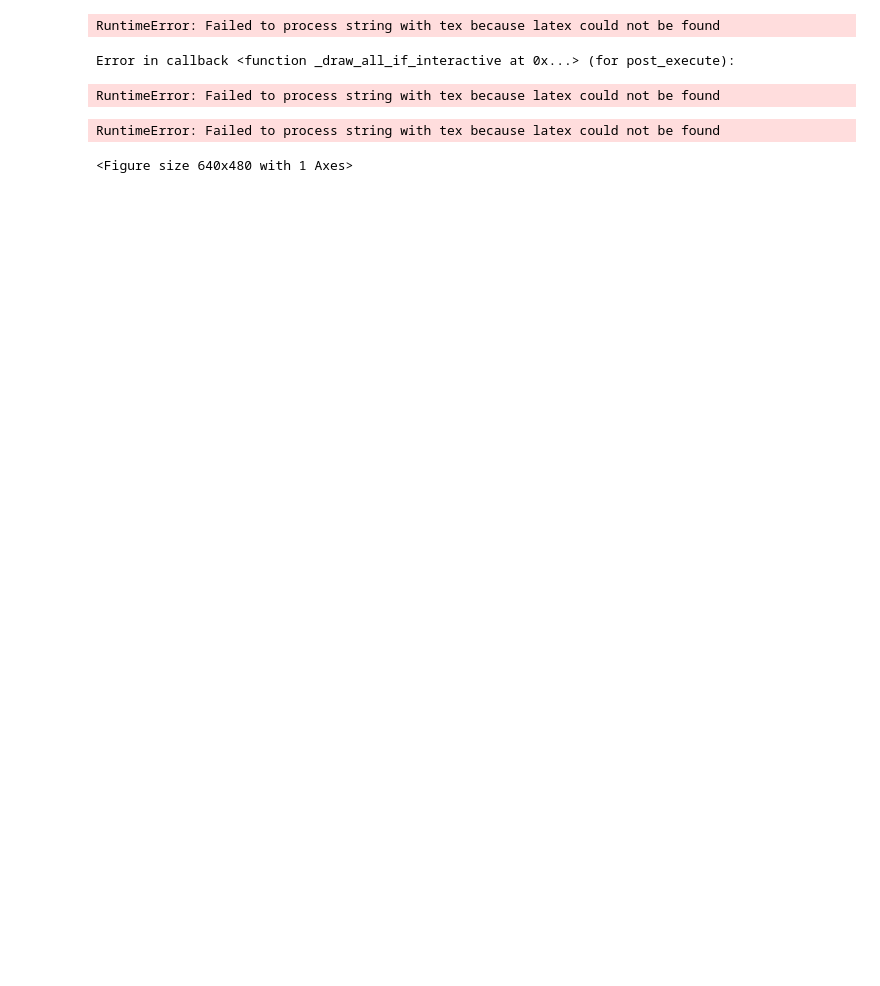
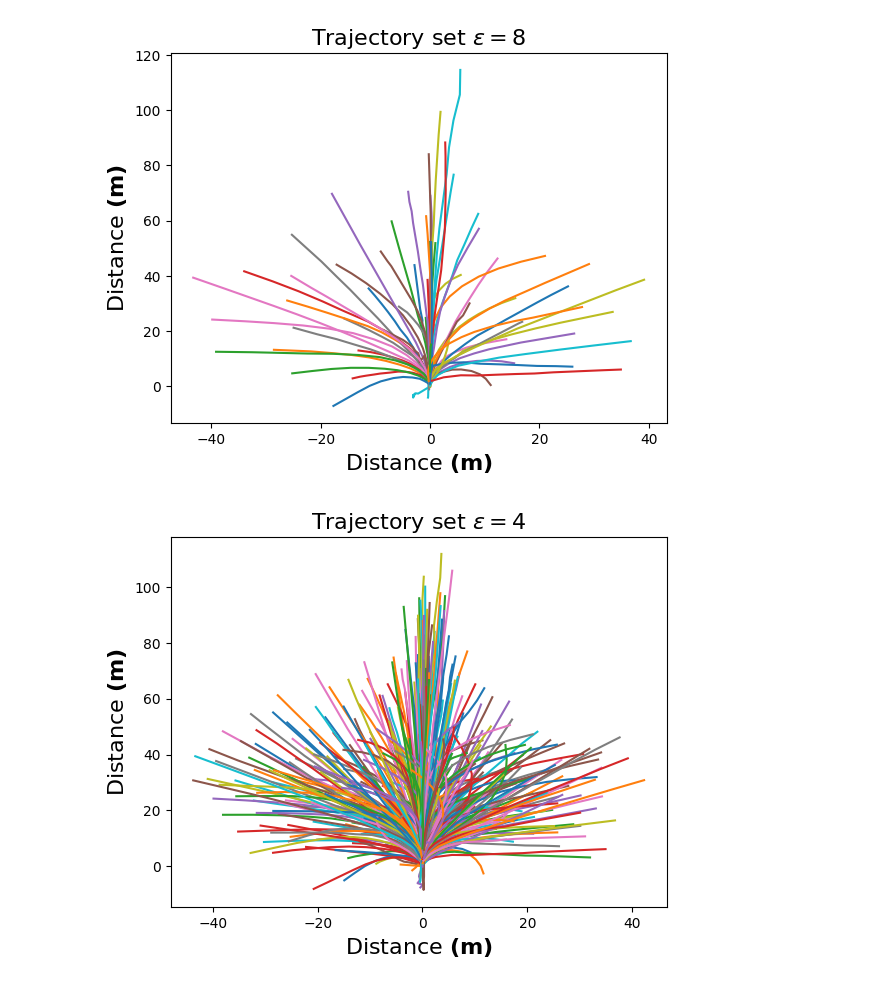
Before and after one commit to dolander1/nuscenes_dolander1, a Jupyter notebook: python-sdk/tutorials/compareLattice.ipynb, the cells around one changed output. Cells and saved outputs as stored; diff of their text form; code cells hidden in the pictures; blank space fills up the shorter version.

```diff
--- a/python-sdk/tutorials/compareLattice.ipynb
+++ b/python-sdk/tutorials/compareLattice.ipynb
@@ -1,40 +1,37 @@
 # %%
 import pickle
 import numpy as np
 import matplotlib.pyplot as plt
 %matplotlib inline
 
 ## Load lattice
 with open('data/sets/nuscenes-prediction-challenge-trajectory-sets/epsilon_8.pkl', 'rb') as f:
     trajectories8 = pickle.load(f)
 lattice8 = np.array(trajectories8)
 
 with open('data/sets/nuscenes-prediction-challenge-trajectory-sets/epsilon_4.pkl', 'rb') as f:
     trajectories4 = pickle.load(f)
 lattice4 = np.array(trajectories4)
 
 with open('data/sets/nuscenes-prediction-challenge-trajectory-sets/epsilon_2.pkl', 'rb') as f:
     trajectories2 = pickle.load(f)
 lattice2 = np.array(trajectories2)
 
-lattice_list = [lattice8, lattice4, lattice2]
-modes_list = [np.arange(lattice.shape[0]) for lattice in lattice_list]
+lattice_list = ["lattice8", "lattice4", "lattice2"]
+modes_list = [np.arange(eval(lattice).shape[0]) for lattice in lattice_list]
+
 
 ### Plot all trajectories
 fontsize = 16
-for lattice, modes in zip(lattice_list, modes_list):
+for lattice, lattice_string, modes in zip(lattice_list, lattice_list, modes_list):
     # Enable LaTeX formatting
-    plt.rcParams['text.usetex'] = True
-    [plt.plot(lattice[mode,:,0], lattice[mode,:,1]) for mode in modes]
-    plt.title(r'Trajectory sets', fontsize=fontsize)
-    plt.xlabel(r'\textit{Distance} $\mathbf{(m)}$', fontsize=fontsize)
-    plt.ylabel(r'\textit{Distance} $\mathbf{(m)}$', fontsize=fontsize)
+    [plt.plot(eval(lattice)[mode,:,0], eval(lattice)[mode,:,1]) for mode in modes]
+    plt.title(fr'Trajectory set $\epsilon = {lattice_string[-1]}$', fontsize=fontsize)
+    plt.xlabel(r'Distance $\mathbf{(m)}$', fontsize=fontsize)
+    plt.ylabel(r'Distance $\mathbf{(m)}$', fontsize=fontsize)
 #     plt.legend()
-    plt.savefig(f'saveResults/compareDatasets/compareLattices_eps={lattice}.png')
+    plt.savefig(f'saveResults/compareDatasets/compareLattices_eps={lattice_string}.png')
     plt.show()
 # %% [output]
-RuntimeError: Failed to process string with tex because latex could not be found
-Error in callback <function _draw_all_if_interactive at 0x...> (for post_execute):
-RuntimeError: Failed to process string with tex because latex could not be found
-RuntimeError: Failed to process string with tex because latex could not be found
-<Figure size 640x480 with 1 Axes>
+[figure, added]
+[figure, added]
```
Also changed, not shown: parts of 1 cell of this notebook, 4 other files.
